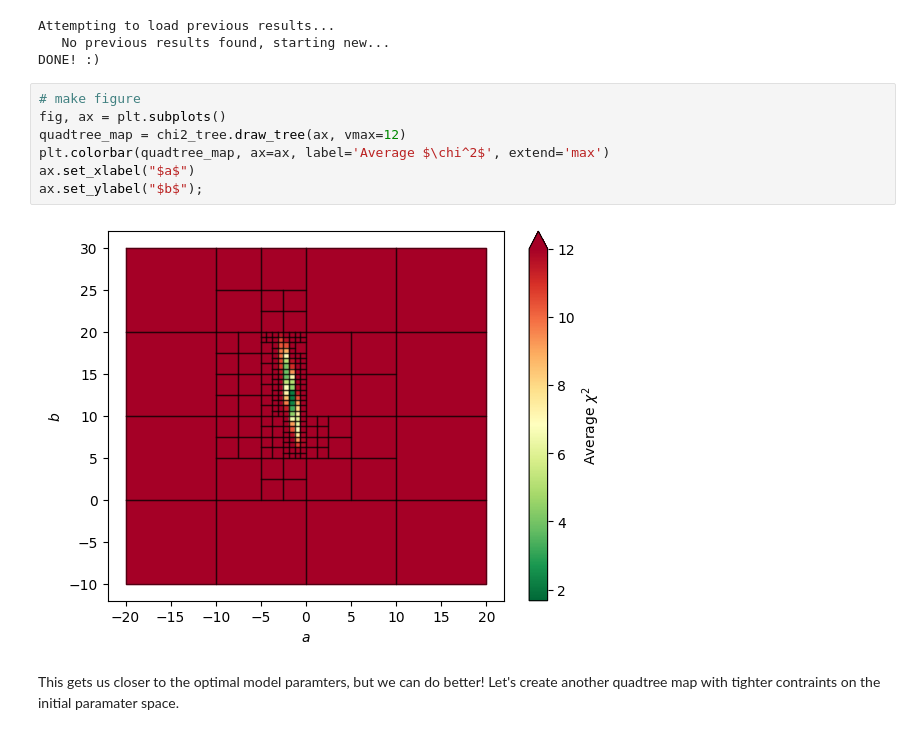
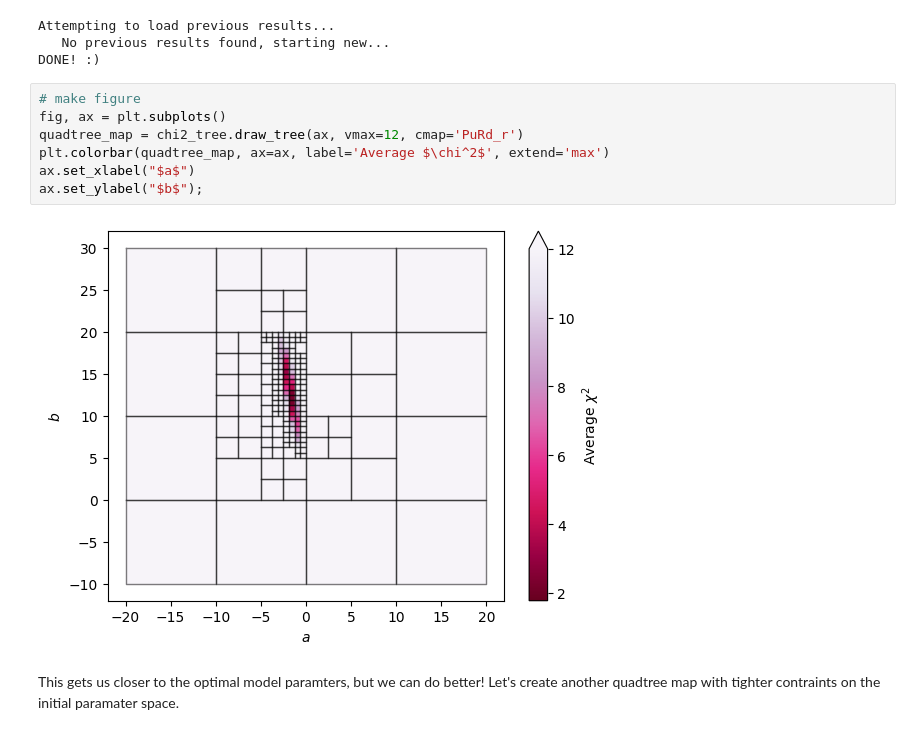
Before and after one commit to CalebHarada/astroQTpy, a Jupyter notebook: docs/tutorials/linear_chi2_tutorial.ipynb, the cells around one changed output. Drawn from its saved outputs; the diff is of its cells as text.

```diff
--- a/docs/tutorials/linear_chi2_tutorial.ipynb
+++ b/docs/tutorials/linear_chi2_tutorial.ipynb
@@ -95,12 +95,12 @@ DONE! :)
 # %%
 # make figure
 fig, ax = plt.subplots()
-quadtree_map = chi2_tree.draw_tree(ax, vmax=12)
+quadtree_map = chi2_tree.draw_tree(ax, vmax=12, cmap='PuRd_r')
 plt.colorbar(quadtree_map, ax=ax, label='Average $\chi^2$', extend='max')
 ax.set_xlabel("$a$")
 ax.set_ylabel("$b$");
 # %% [output]
-[figure, old version]
+[figure, new version]
 # %% [markdown]
 This gets us closer to the optimal model paramters, but we can do better! Let's create another quadtree map with tighter contraints on the initial paramater space.
 # %% [markdown]
```
Also changed, not shown: parts of 5 cells of this notebook, 11 other files.
